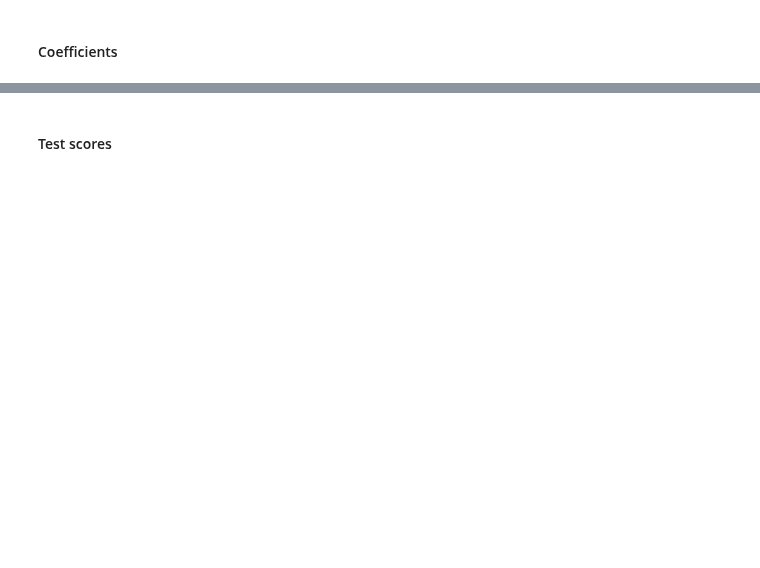
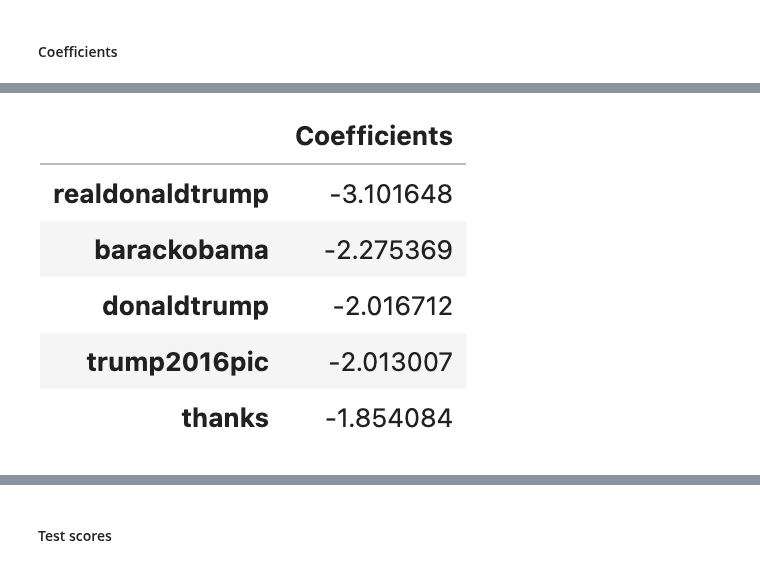
Before and after one commit to angelalmachado/cpsc330hw, a Jupyter notebook: hw9/hw9.ipynb, the cells around one changed output, grey strips where cells are left out. Drawn from its saved outputs; the diff is of its cells as text; code cells hidden in the pictures; blank space fills up the shorter version.

```diff
--- a/hw9/hw9.ipynb
+++ b/hw9/hw9.ipynb
@@ -109,0 +115,4 @@ Image("logreg.png")
+# %%
+Image("bottom_five.png")
+# %% [output]
+[figure, added]
```
Also changed, not shown: parts of 7 cells of this notebook, 3 other files.
